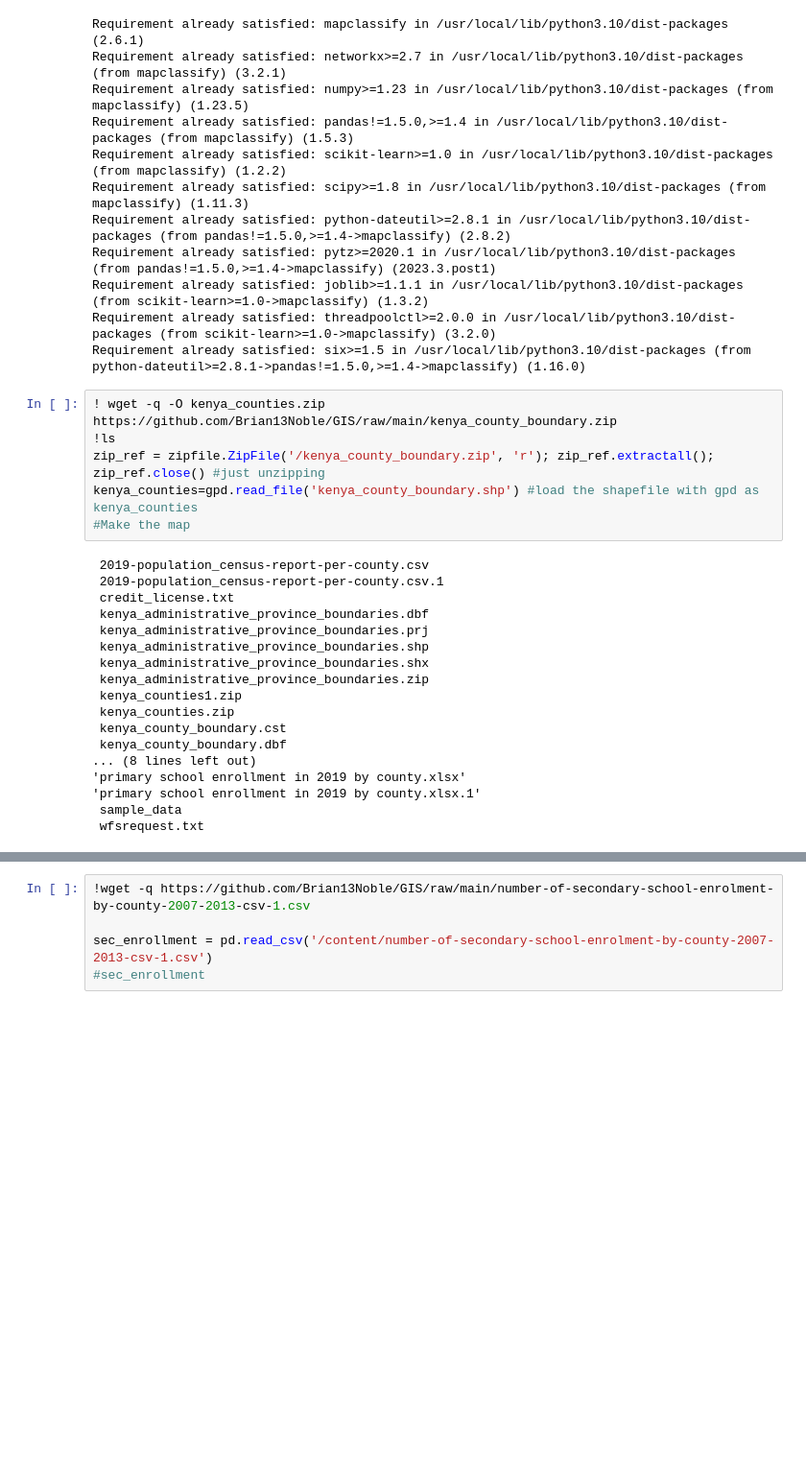
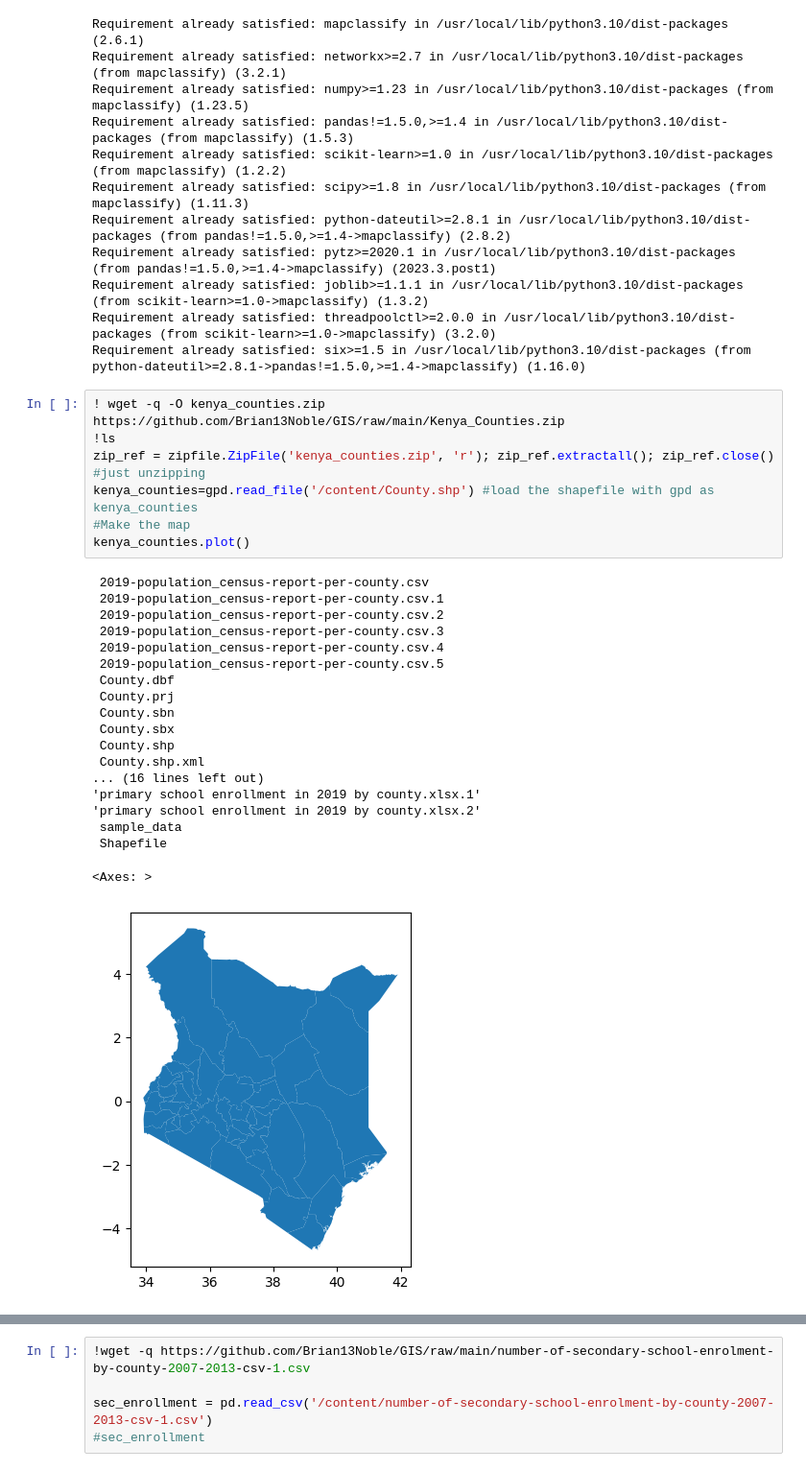
Before and after one commit to Brian13Noble/Geographical-Information-Systems-Projects, a Jupyter notebook: ps2.ipynb, the cells around one changed output, grey strips where cells are left out. Shown at 96% size. Saved outputs shown, nothing was run; the diff lists cells and outputs as text; blank space fills up the shorter version.

```diff
--- a/ps2.ipynb
+++ b/ps2.ipynb
@@ -37,26 +37,29 @@ Requirement already satisfied: joblib>=1.1.1 in /usr/local/lib/python3.10/dist-p
 Requirement already satisfied: threadpoolctl>=2.0.0 in /usr/local/lib/python3.10/dist-packages (from scikit-learn>=1.0->mapclassify) (3.2.0)
 Requirement already satisfied: six>=1.5 in /usr/local/lib/python3.10/dist-packages (from python-dateutil>=2.8.1->pandas!=1.5.0,>=1.4->mapclassify) (1.16.0)
 # %%
-! wget -q -O kenya_counties.zip https://github.com/Brian13Noble/GIS/raw/main/kenya_county_boundary.zip
+! wget -q -O kenya_counties.zip https://github.com/Brian13Noble/GIS/raw/main/Kenya_Counties.zip
 !ls
-zip_ref = zipfile.ZipFile('/kenya_county_boundary.zip', 'r'); zip_ref.extractall(); zip_ref.close() #just unzipping
-kenya_counties=gpd.read_file('kenya_county_boundary.shp') #load the shapefile with gpd as kenya_counties
+zip_ref = zipfile.ZipFile('kenya_counties.zip', 'r'); zip_ref.extractall(); zip_ref.close() #just unzipping
+kenya_counties=gpd.read_file('/content/County.shp') #load the shapefile with gpd as kenya_counties
 #Make the map
+kenya_counties.plot()
 # %% [output]
  2019-population_census-report-per-county.csv
  2019-population_census-report-per-county.csv.1
- credit_license.txt
- kenya_administrative_province_boundaries.dbf
- kenya_administrative_province_boundaries.prj
- kenya_administrative_province_boundaries.shp
- kenya_administrative_province_boundaries.shx
- kenya_administrative_province_boundaries.zip
- kenya_counties1.zip
- kenya_counties.zip
- kenya_county_boundary.cst
- kenya_county_boundary.dbf
-... (8 lines left out)
-'primary school enrollment in 2019 by county.xlsx'
+ 2019-population_census-report-per-county.csv.2
+ 2019-population_census-report-per-county.csv.3
+ 2019-population_census-report-per-county.csv.4
+ 2019-population_census-report-per-county.csv.5
+ County.dbf
+ County.prj
+ County.sbn
+ County.sbx
+ County.shp
+ County.shp.xml
+... (16 lines left out)
 'primary school enrollment in 2019 by county.xlsx.1'
+'primary school enrollment in 2019 by county.xlsx.2'
  sample_data
- wfsrequest.txt
+ Shapefile
+<Axes: >
+[figure, added]
```
Also changed, not shown: parts of 30 cells of this notebook.
